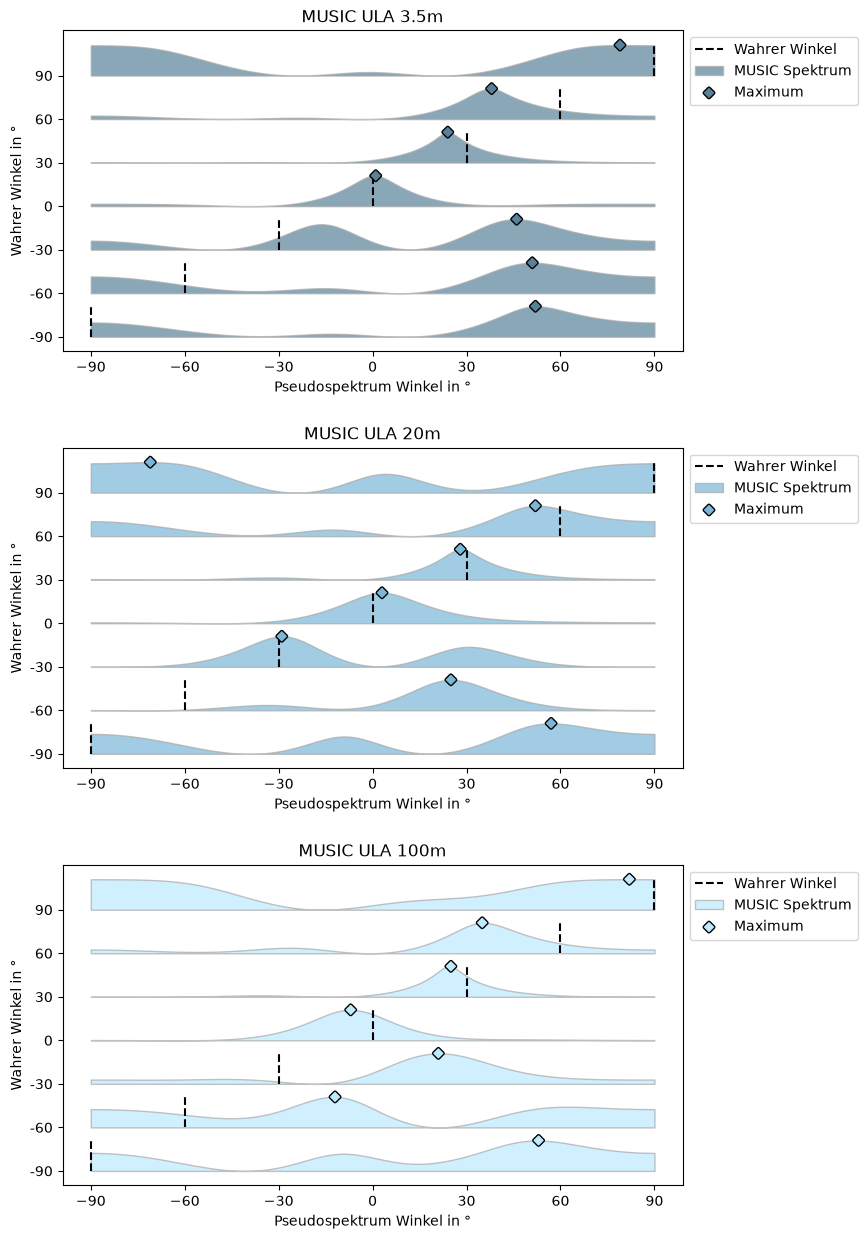
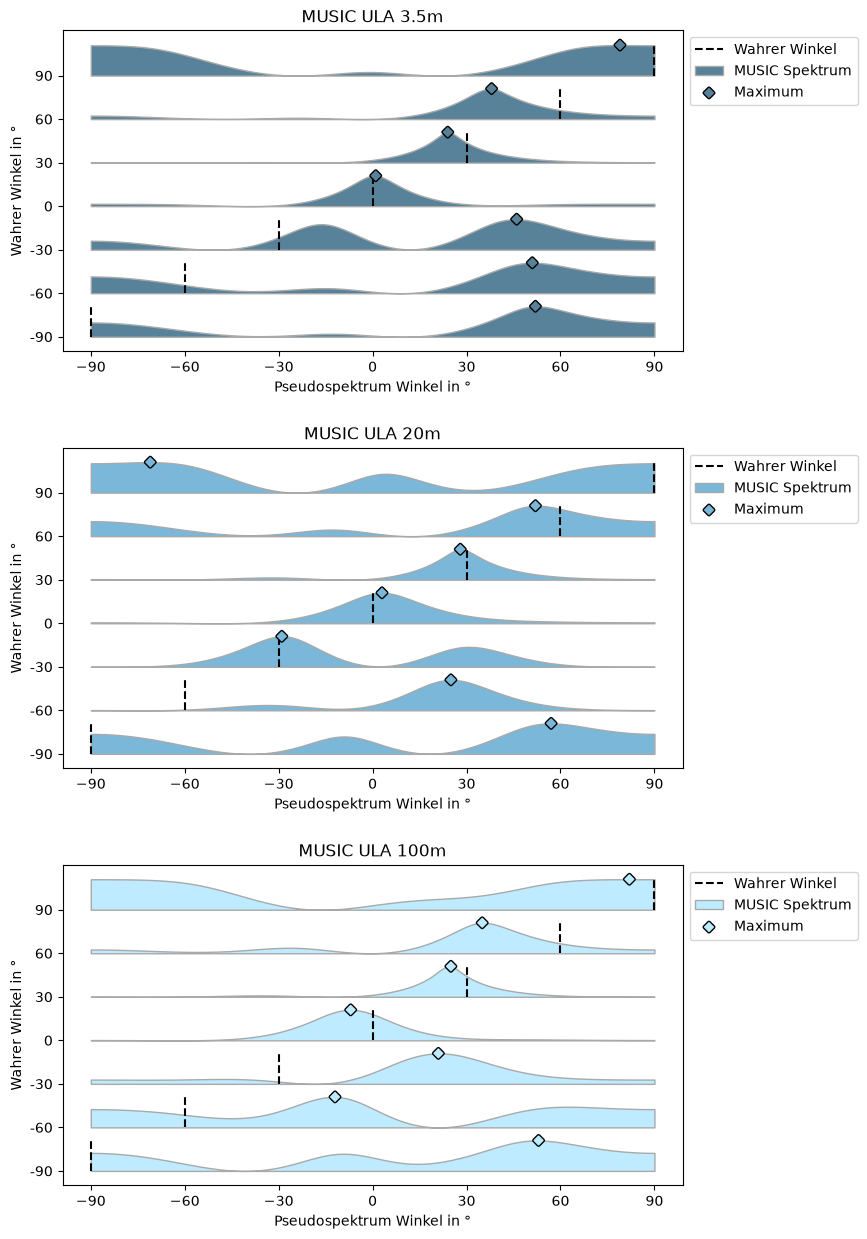
The change to this notebook cell's code, shown as a diff; its figure went from the first image to the second:
--- before
+++ after
@@ -28,5 +28,5 @@
             y_offset, 
             y_offset + spectrum, 
-            alpha=.7, 
+            alpha=1, 
             color=scenario.color(), 
             edgecolor='darkgray',#scenario.color(), 
@@ -91,5 +91,5 @@
     plotScenario(scenario, ax)
 
-uca_fig, uca_ax = plt.subplots(figsize=FIG_SIZE*(1, 1.5))
+uca_fig, uca_ax = plt.subplots(figsize=FIG_SIZE*(1, 1.2))
 plotScenario([test for test in tests if test.type == 'UCA'][0], uca_ax)
 

Commit: reduced figsize to fit 2 on 1 page